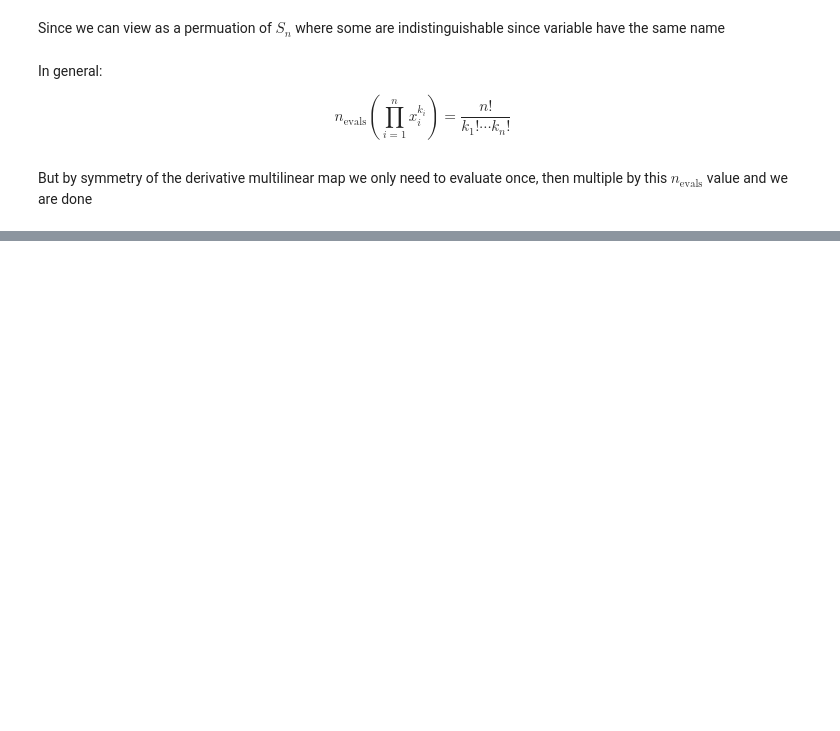
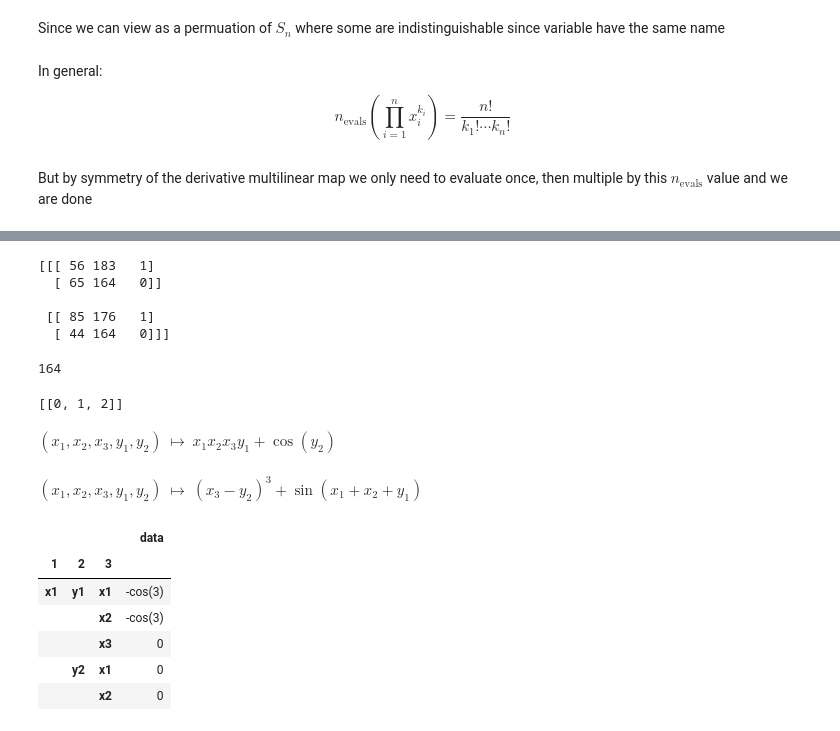
Before and after one commit to Matthew-Holmes/Bifurcations, a Jupyter notebook: notebooks/Implicit/Implicit Function Theorem.ipynb, the cells around one changed output, grey strips where cells are left out. Saved outputs shown, nothing was run; the diff lists cells and outputs as text; code cells hidden in the pictures; blank space fills up the shorter version.

```diff
--- a/notebooks/Implicit/Implicit Function Theorem.ipynb
+++ b/notebooks/Implicit/Implicit Function Theorem.ipynb
@@ -450,3 +401,0 @@ $ \mathrm{None} $
-# %%
-for i in range(3,-1,-1):
-    print(i)
@@ -462,0 +418,18 @@ for i in range(3,-1,-1):
+# %%
+print(x)
+# %% [output]
+[[[ 56 183   1]
+  [ 65 164   0]]
+
+ [[ 85 176   1]
+  [ 44 164   0]]]
+# %%
+x[0][1][1]
+# %% [output]
+164
+# %%
+a = []
+a.append(list(range(0, 3)))
+print(a)
+# %% [output]
+[[0, 1, 2]]
@@ -462,0 +494,28 @@ for i in range(3,-1,-1):
+# %%
+var('x1 x2 x3 y1 y2')
+var('l', latex_name=r'\lambda') # raw string kills off some random error
+f1(x1, x2, x3, y1, y2) = x1*x2*x3*y1 + cos(y2)
+f2(x1, x2, x3, y1, y2) = sin(x1 + x2 + y1) + (x3 - y2)^3
+lprint(f1)
+lprint(f2)
+# %% [output]
+$ \left( x_{1}, x_{2}, x_{3}, y_{1}, y_{2} \right) \ {\mapsto} \ x_{1} x_{2} x_{3} y_{1} + \cos\left(y_{2}\right) $
+$ \left( x_{1}, x_{2}, x_{3}, y_{1}, y_{2} \right) \ {\mapsto} \ {\left(x_{3} - y_{2}\right)}^{3} + \sin\left(x_{1} + x_{2} + y_{1}\right) $
+# %%
+a = SymbolicXYTensor(x_dim = 3, y_dim = 2,xy_order = 'XYX')
+
+a.fill_from_function(f2, {'x1' : x1, 'x2' : x2, 'x3' : x3, 'y1' : y1, 'y2' : y2}, (1,1,1,1,1))
+
+vec1 = (1,2,1)
+vec2 = (-1,1)
+vec3 = (1,2,3)
+
+a.data.head()
+# %% [output]
+|  |  |  | data |
+| 1 | 2 | 3 |  |
+| x1 | y1 | x1 | -cos(3) |
+|  |  | x2 | -cos(3) |
+|  |  | x3 | 0 |
+|  | y2 | x1 | 0 |
+|  |  | x2 | 0 |
```
Also changed, not shown: parts of 46 cells of this notebook.
